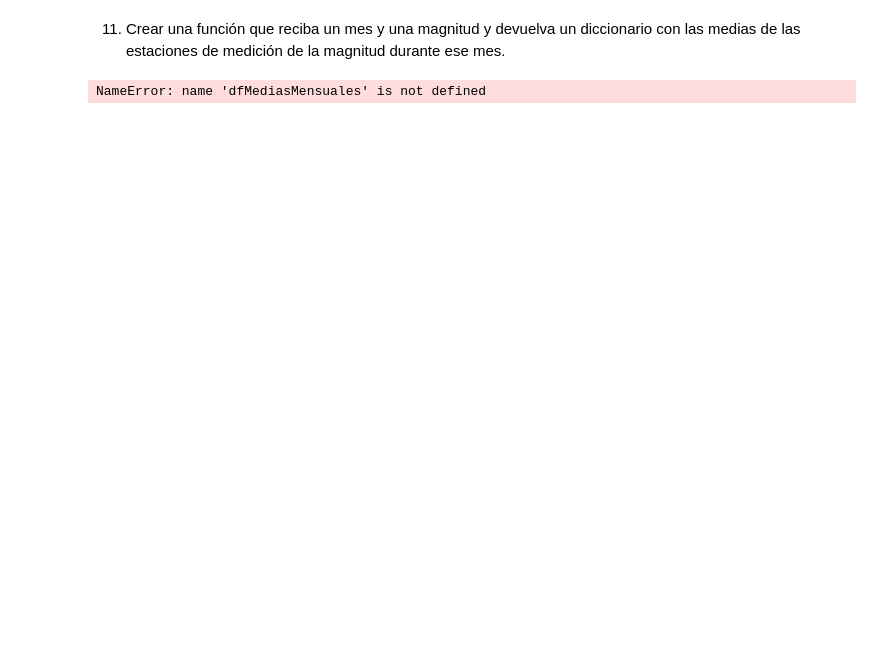
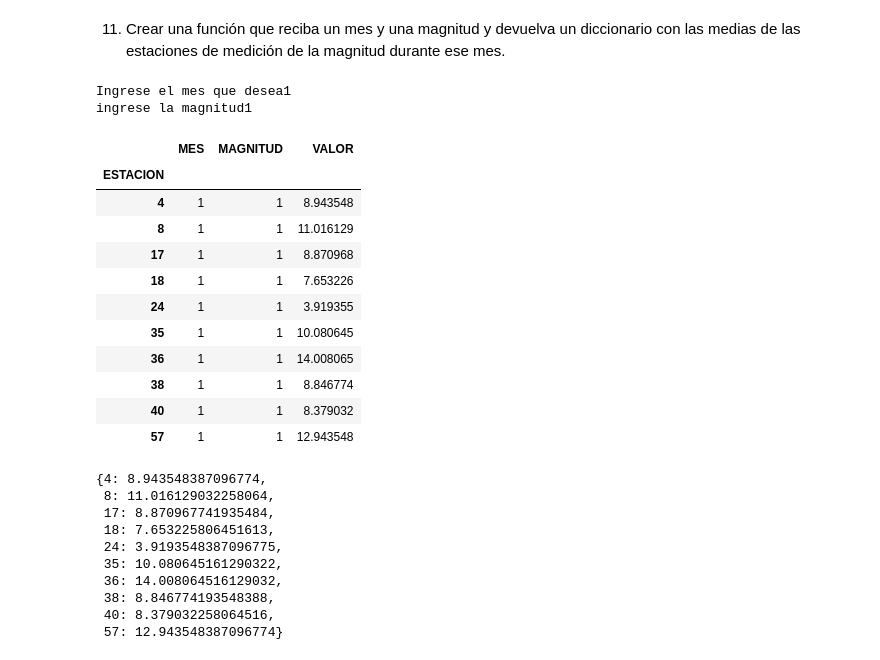
Before and after one commit to aguustingc/PROYECTO-FINAL, a Jupyter notebook: Grupo 1/Proyecto-Emisiones-Incendios.ipynb, the cells around one changed output. Cells and saved outputs as stored; diff of their text form; code cells hidden in the pictures; blank space fills up the shorter version.

```diff
--- a/Grupo 1/Proyecto-Emisiones-Incendios.ipynb
+++ b/Grupo 1/Proyecto-Emisiones-Incendios.ipynb
@@ -438,9 +489,6 @@ NameError: name 'dfDate1' is not defined
 11. Crear una función que reciba un mes y una magnitud y devuelva un diccionario con las medias de las
 estaciones de medición de la magnitud durante ese mes.
 # %%
-#NO RECONOCE dfMediasMensuales
-
-
 class MesInvalido(Exception):
     pass
 
@@ -449,7 +497,7 @@ def validarMes():
 
     while True:
         try:
-            mes = int(input("Ingrese el mes que desea"))
+            mes = int(input("Ingrese el mes que desea: "))
 
             if (mes >= 1) and (mes <= 12):
 
@@ -465,37 +513,71 @@ def validarMes():
             print("Se esperaba el ingreso de un número ")
 
     return mes
 
 
 def validarMagnitud():
     #Validamos que el dato sea entero
 
     while True:
 
         try:
-            magnitud= int(input("ingrese la magnitud"))
+            magnitud= int(input("ingrese la magnitud: "))
 
             if magnitud != " ":
                 break
 
         except ValueError:
             print("debe ingresar numeros")
 
     return magnitud
 
 
-def generarDiccionarioMedias(mes,magnitud):
+def agruparPorEstacion(mes,magnitud,df):
 
-    diccionarioMedias = {"Estación": dfMediasMensuales["ESTACION"]},{"Media":dfMediasMensuales              ["VALOR"]}
+    newDF = (df[(df["MES"] == mes)& (df["MAGNITUD"] == magnitud)])
+    newDF = newDF.loc[:,['MES', 'MAGNITUD', 'ESTACION', 'VALOR']]
+    newDF.sort_values(['ESTACION'], inplace=True)
+    newDF = newDF.groupby(['ESTACION']).mean()
 
-    return diccionarioMedias
+    return newDF
+
+def createDictionary(df):
+    diccionario = {}
+    for i in df.index:
+        diccionario[i] = (df.loc[i, 'VALOR'])
+    return diccionario
 
 
 
 
 mes = validarMes()
 magnitud2= validarMagnitud()
-diccionrioMediasDeMes = generarDiccionarioMedias(mes,magnitud2)
-display(diccionrioMediasDeMes)
+diccionarioMediasDeMes = generarDiccionarioMedias(mes,magnitud2, dfDate)
+display(diccionarioMediasDeMes)
+dic = createDictionary(diccionrioMediasDeMes)
+dic
 # %% [output]
-NameError: name 'dfMediasMensuales' is not defined
+Ingrese el mes que desea1
+ingrese la magnitud1
+|  | MES | MAGNITUD | VALOR |
+| ESTACION |  |  |  |
+| 4 | 1 | 1 | 8.943548 |
+| 8 | 1 | 1 | 11.016129 |
+| 17 | 1 | 1 | 8.870968 |
+| 18 | 1 | 1 | 7.653226 |
+| 24 | 1 | 1 | 3.919355 |
+| 35 | 1 | 1 | 10.080645 |
+| 36 | 1 | 1 | 14.008065 |
+| 38 | 1 | 1 | 8.846774 |
+| 40 | 1 | 1 | 8.379032 |
+| 57 | 1 | 1 | 12.943548 |
+{4: 8.943548387096774,
+ 8: 11.016129032258064,
+ 17: 8.870967741935484,
+ 18: 7.653225806451613,
+ 24: 3.9193548387096775,
+ 35: 10.080645161290322,
+ 36: 14.008064516129032,
+ 38: 8.846774193548388,
+ 40: 8.379032258064516,
+ 57: 12.943548387096774}
```
Also changed, not shown: parts of 7 cells of this notebook.
